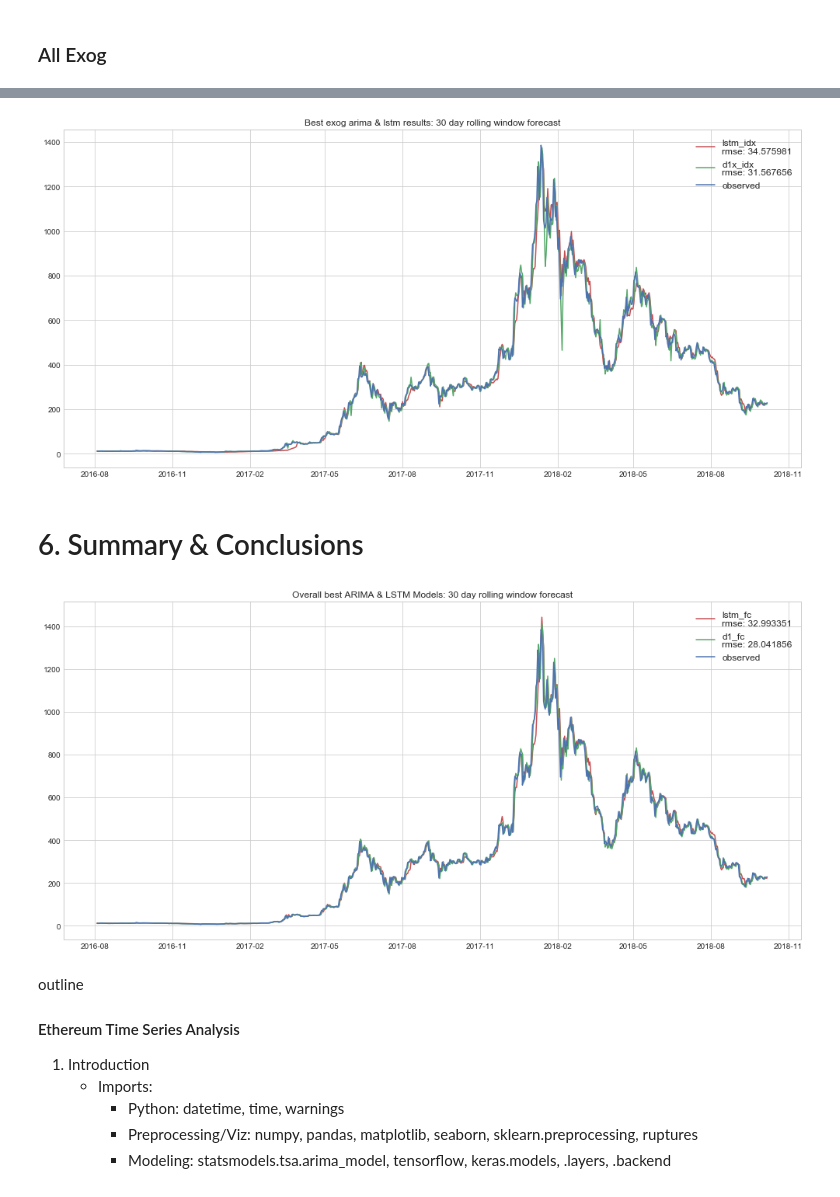
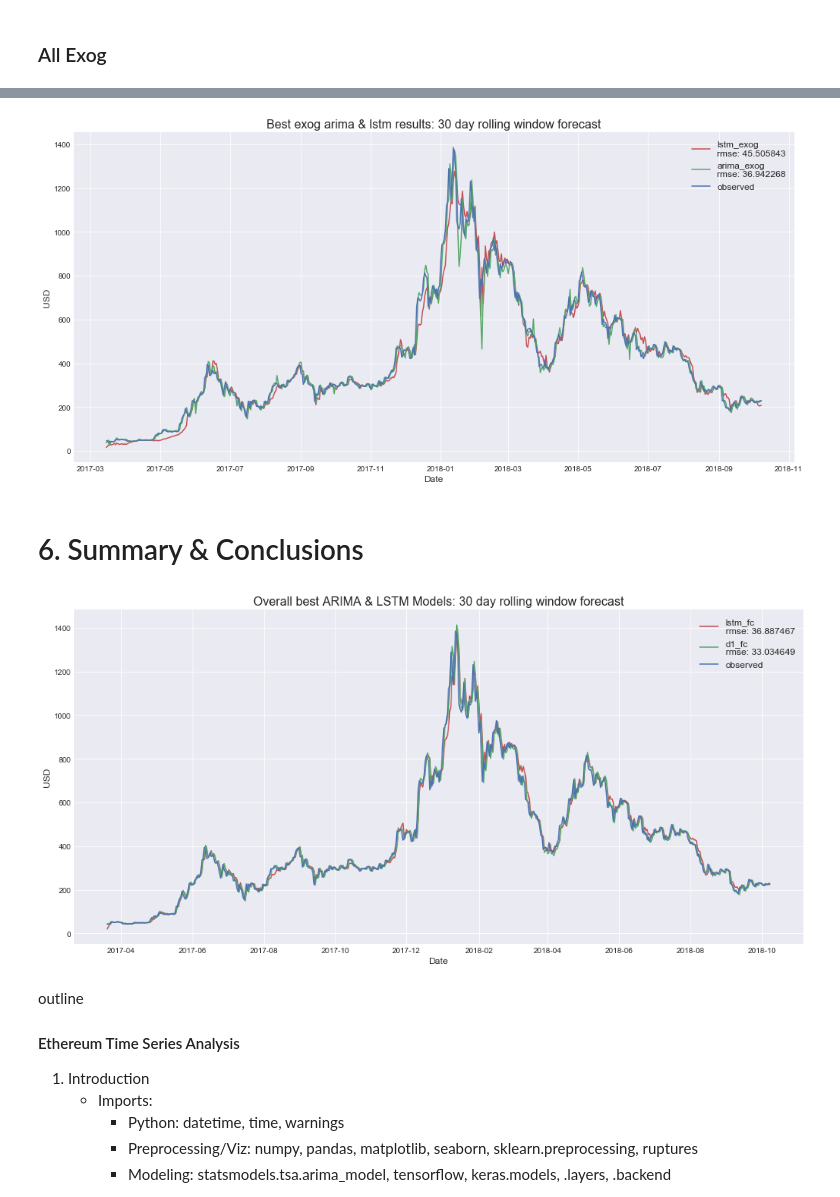
Before and after one commit to brianmcguckin/thinkful_final_capstone, a Jupyter notebook: Ethereum Time Series Analysis.ipynb, the cells around one changed output, grey strips where cells are left out. Drawn from its saved outputs; the diff is of its cells as text; code cells hidden in the pictures.

```diff
--- a/Ethereum Time Series Analysis.ipynb
+++ b/Ethereum Time Series Analysis.ipynb
@@ -716,8 +753,8 @@ def lstm_forecast(model, X, y, window, epochs, verbose=0, callbacks=None):
         yhat = scaler.inverse_transform(yhat[0][0])
         preds.append(yhat)
 
-        # monitor function without verbose
-        if start != 0 and start % 50  == 0:
+        # monitor function without model verbosity
+        if start != 0 and start % 100  == 0:
             print("iteration {} predicted: {} (observed: {}) in {:.2f} seconds".format(
                 start, yhat, observed[start], (time.time()-start_time)))
 
@@ -1241,8 +1282,12 @@ display(exog_idx_dict)
 # %% [markdown]
 ### ARIMA
 # %%
+# set endog
+y = ts.eth_close[1:]
+
 # shift data
 exog_eth_df = exog_eth.copy().shift(1).dropna()
 exog_coins_df = exog_coins.copy().shift(1).dropna()
 exog_idx_df = exog_idx.copy().shift(1).dropna()
-exog_all_df = pd.concat([exog_eth_df, exog_coins_df, exog_idx_df], axis=1)
+exog_gc_df = exog_gc.copy().shift(1).dropna()
+exog_all_df = exog_all.copy().shift(1).dropna()
@@ -1548,17 +1600,8 @@ lstm = build_lstm(
     activation='tanh',
     loss='mean_squared_error',
     optimizer='Adam',
-    lr=0.001
+    lr=lr
 )
-
-# callbacks
-early_stopping = keras.callbacks.EarlyStopping(
-    monitor='val_loss',
-    min_delta=0,
-    patience=25,
-    verbose=0
-)
-
 # train & forecast
 start_time = time.time()
 adam_all = lstm_forecast(
@@ -1598,45 +1631,50 @@ adam_idx
 # %%
 # best arima exog vs. best lstm exog
+best_arima_exog = d1x_coins
+best_lstm_exog = adam_all
 
 fig, ax = plt.subplots(figsize=figsize1)
 # lstm forecast
 ax.plot(
-    ts.eth_close[-len(adam_idx):].index,
-    np.array(adam_idx).reshape(len(adam_idx),),
-    label="lstm_idx\nrmse: {:.6f}".format(lstm_rmse(adam_idx)),
+    ts.eth_close[-len(best_lstm_exog):].index,
+    np.array(best_lstm_exog).reshape(len(best_lstm_exog),),
+    label="lstm_exog\nrmse: {:.6f}".format(lstm_rmse(best_lstm_exog)),
     c=colors[2]
 )
 # arima forecast
 ax.plot(
-    ts.eth_close[-len(d1x_idx[0]):].index,
+    ts.eth_close[-len(best_arima_exog[0]):].index,
     d1x_idx[0],
-    label="d1x_idx\nrmse: {:.6f}".format(rmse(ts.eth_close[1 + window:], d1x_idx[0])),
+    label="arima_exog\nrmse: {:.6f}".format(rmse(ts.eth_close[1 + window:], best_arima_exog[0])),
     c=colors[1]
 )
 # observed
 ax.plot(
-    ts.eth_close[-len(adam_idx):].index,
-    ts.eth_close.values[-len(adam_idx):],
+    ts.eth_close[-len(best_lstm_exog):].index,
+    ts.eth_close.values[-len(best_lstm_exog):],
     label="observed",
     c=colors[0]
 )
-plt.setp(ax.lines, linewidth=1.5)
-plt.title("Best exog arima & lstm results: {} day rolling window forecast".format(window))
-plt.legend(prop={'size': 12})
+#plt.setp(ax.lines, linewidth=1.5)
+ax.set_title("Best exog arima & lstm results: {} day rolling window forecast".format(window), size=title_fontsize)
+ax.set_xlabel("Date", size=ax_fontsize)
+ax.set_ylabel("USD", size=ax_fontsize)
+ax.legend(prop={'size':ax_fontsize})
 plt.show()
 # %% [output]
-[figure, old version]
+[figure, new version]
 # %% [markdown]
 # 6. Summary & Conclusions
 # %%
 # best overall arima & lstm
+best_lstm = adamlr0005
 
 fig, ax = plt.subplots(figsize=figsize1)
 # lstm
 ax.plot(
-    ts.eth_close[-len(adamlr005):].index,
-    np.array(adamlr005).reshape(len(adamlr005),),
-    label="lstm_fc\nrmse: {:.6f}".format(lstm_rmse(adamlr005)),
+    ts.eth_close[-len(best_lstm):].index,
+    np.array(best_lstm).reshape(len(best_lstm),),
+    label="lstm_fc\nrmse: {:.6f}".format(lstm_rmse(best_lstm)),
     c=colors[2]
 )
 # arima
@@ -1648,17 +1686,19 @@ ax.plot(
 )
 # observed
 ax.plot(
-    ts.eth_close[-len(adamlr005):].index,
-    ts.eth_close.values[-len(adamlr005):],
+    ts.eth_close[-len(best_lstm):].index,
+    ts.eth_close.values[-len(best_lstm):],
     label="observed",
     c=colors[0]
 )
-plt.setp(ax.lines, linewidth=1.5)
-plt.title("Overall best ARIMA & LSTM Models: {} day rolling window forecast".format(window))
-plt.legend(prop={'size': 12})
+
+ax.set_title("Overall best ARIMA & LSTM Models: {} day rolling window forecast".format(window), size=title_fontsize)
+ax.set_xlabel("Date", size=ax_fontsize)
+ax.set_ylabel("USD", size=ax_fontsize)
+ax.legend(prop={'size':ax_fontsize})
 plt.show()
 # %% [output]
-[figure, old version]
+[figure, new version]
 # %% [markdown]
 outline
 
```
Also changed, not shown: parts of 52 cells of this notebook.
